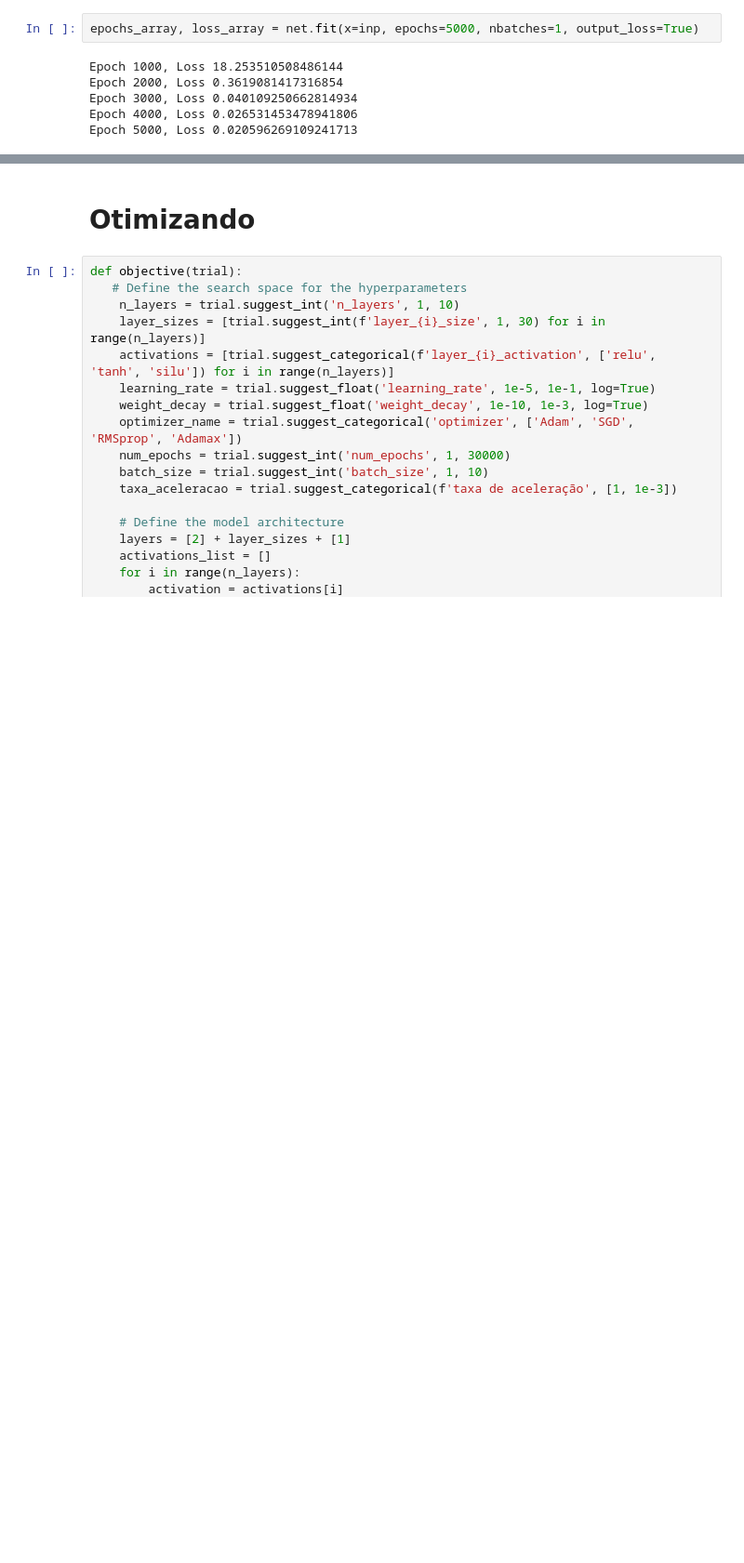
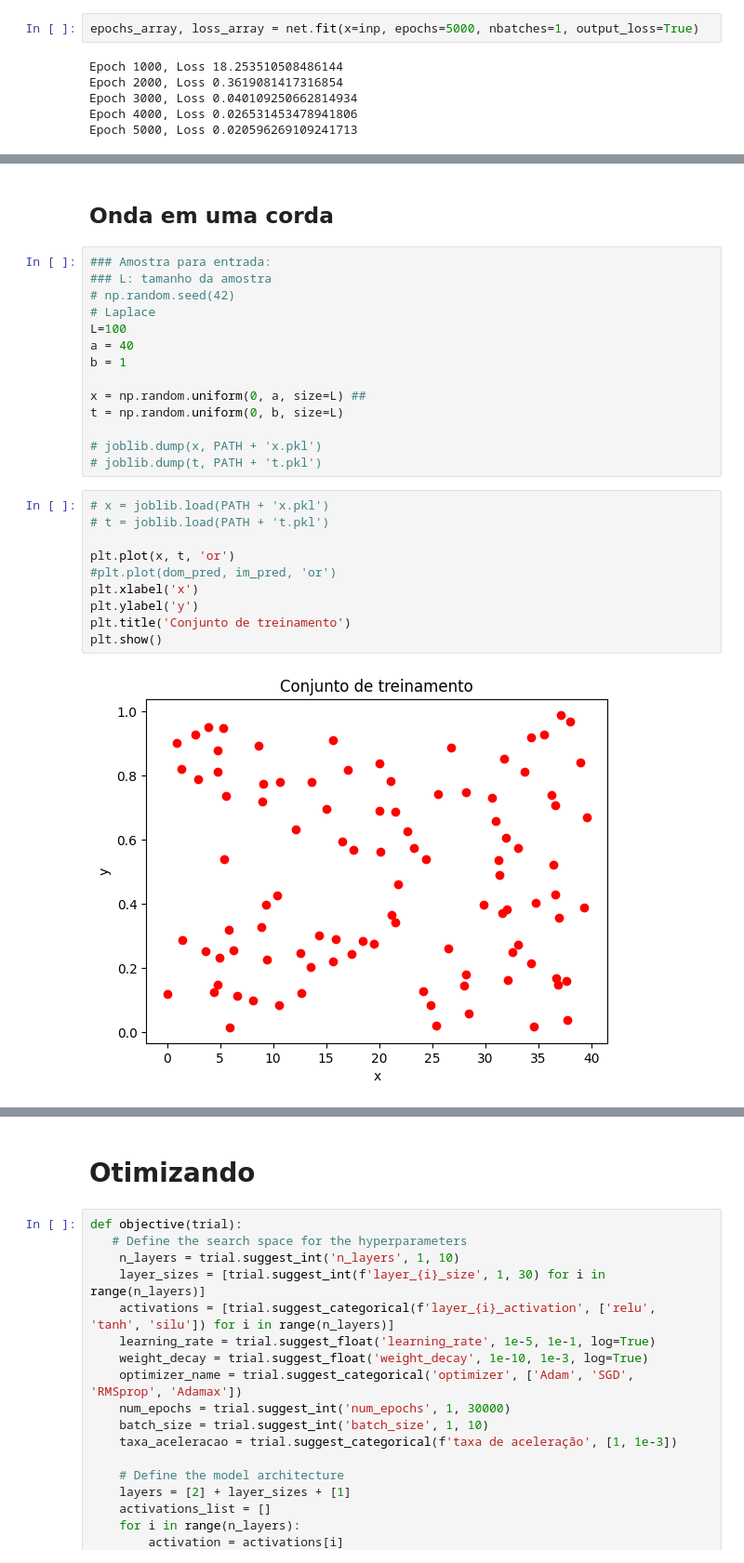
Before and after one commit to hdsnw/EDPs_Neural_network, a Jupyter notebook: MLP_GPU.ipynb, the cells around one changed output, grey strips where cells are left out. Shown at 93% size. Cells and saved outputs as stored; diff of their text form; blank space fills up the shorter version.

```diff
--- a/MLP_GPU.ipynb
+++ b/MLP_GPU.ipynb
@@ -213,3 +211,31 @@ fig1, fig2 = plot_solucao_erro_l2(net, Loss.solution_onda_2, a, b)
 # %% [output]
 [figure]
 [figure]
+# %% [markdown]
+## Onda em uma corda
+# %%
+### Amostra para entrada:
+### L: tamanho da amostra
+# np.random.seed(42)
+# Laplace
+L=100
+a = 40
+b = 1
+
+x = np.random.uniform(0, a, size=L) ##
+t = np.random.uniform(0, b, size=L)
+
+# joblib.dump(x, PATH + 'x.pkl')
+# joblib.dump(t, PATH + 't.pkl')
+# %%
+# x = joblib.load(PATH + 'x.pkl')
+# t = joblib.load(PATH + 't.pkl')
+
+plt.plot(x, t, 'or')
+#plt.plot(dom_pred, im_pred, 'or')
+plt.xlabel('x')
+plt.ylabel('y')
+plt.title('Conjunto de treinamento')
+plt.show()
+# %% [output]
+[figure, added]
```
Also changed, not shown: parts of 82 cells of this notebook, 1 other file.
